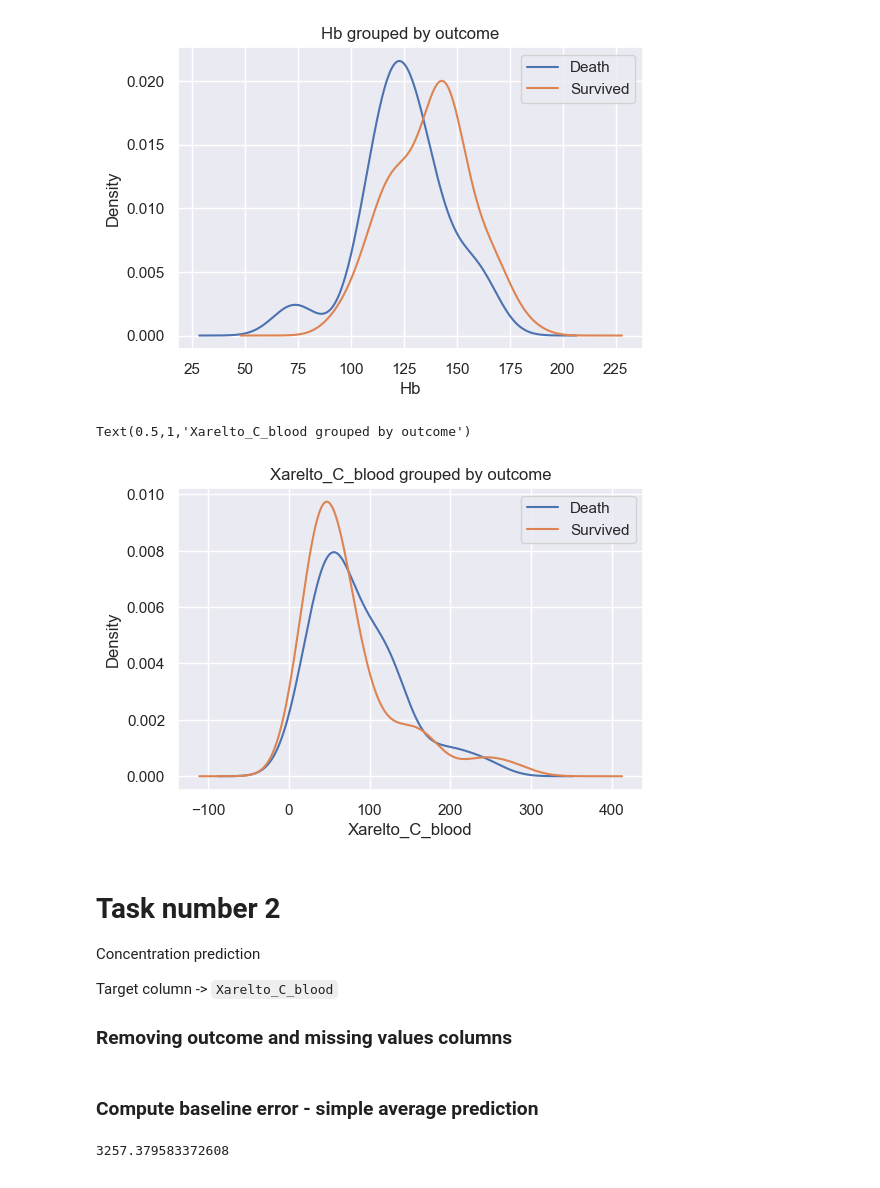
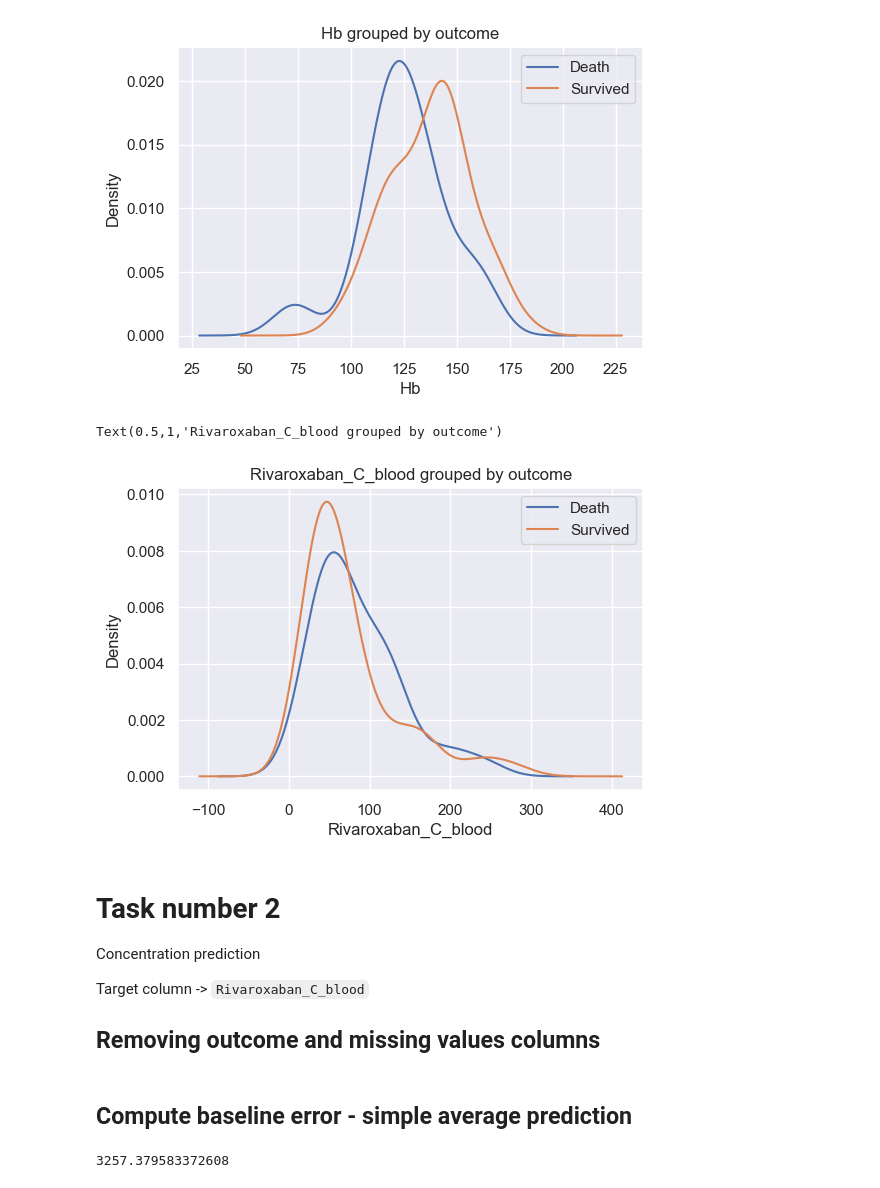
Before and after one commit to AlexShein/anticoagulants, a Jupyter notebook: Rivaroxaban_analysis.ipynb, the cells around one changed output. Saved outputs shown, nothing was run; the diff lists cells and outputs as text; code cells hidden in the pictures.

```diff
--- a/Xarelto_analysis.ipynb
+++ b/Rivaroxaban_analysis.ipynb
@@ -53,7 +53,7 @@ NUMERIC_COLUMNS = [
     'Age',
     'GFR',
     'PRU',
-    'Xarelto_C_blood',
+    'Rivaroxaban_C_blood',
     'inhibition',
     'CRUSADE',
     'SYNTAX_score',
@@ -64,7 +64,7 @@ NUMERIC_COLUMNS = [
     'Rivaroxaban_dose',
 ]
 # %%
-df = pd.read_csv('xarelto_fg.csv', header=0, index_col=0)[:103]
+df = pd.read_csv('Rivaroxaban_fg.csv', header=0, index_col=0)[:103]
 
 SINGLE_VALUE_COLUMNS = [col for col in df.columns if len(df[col].unique()) == 1]
 SUSPICIOUS_MISSING_VALUES_COLUMNS = [col for col in df.columns if '-999' in df[col].unique()]
@@ -445,21 +433,21 @@ Text(0.5,1,'Hb grouped by outcome')
 [figure]
 # %%
 fig, ax = plt.subplots()
-df2.groupby("Outcome").Xarelto_C_blood.plot(kind='kde')
+df2.groupby("Outcome").Rivaroxaban_C_blood.plot(kind='kde')
 ax.legend(["Death", "Survived"]);
-ax.set_xlabel('Xarelto_C_blood')
-ax.set_title('Xarelto_C_blood grouped by outcome')
+ax.set_xlabel('Rivaroxaban_C_blood')
+ax.set_title('Rivaroxaban_C_blood grouped by outcome')
 # %% [output]
-Text(0.5,1,'Xarelto_C_blood grouped by outcome')
+Text(0.5,1,'Rivaroxaban_C_blood grouped by outcome')
-[figure, old version]
+[figure, new version]
 # %% [markdown]
 # Task number 2
 
 Concentration prediction
 
-Target column -> `Xarelto_C_blood`
+Target column -> `Rivaroxaban_C_blood`
 
-### Removing outcome and missing values columns
+## Removing outcome and missing values columns
 # %%
 df3 = df[
     [
@@ -481,5 +469,5 @@ Y_reg = df3.Xarelto_C_blood
 # %% [markdown]
-### Compute baseline error - simple average prediction
+## Compute baseline error - simple average prediction
 # %%
 from sklearn.metrics import mean_squared_error
 
```
Also changed, not shown: parts of 21 cells of this notebook, 1 other file.
